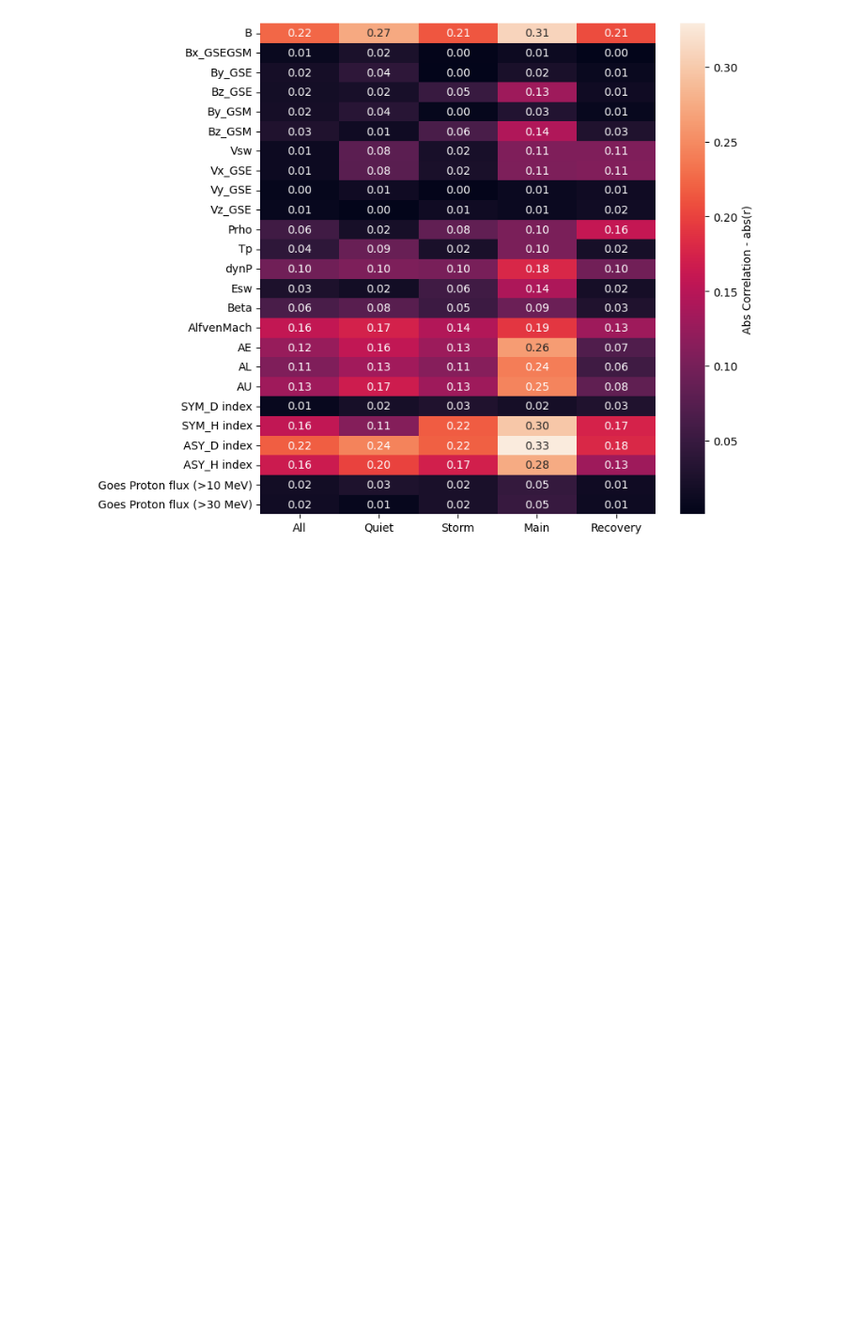
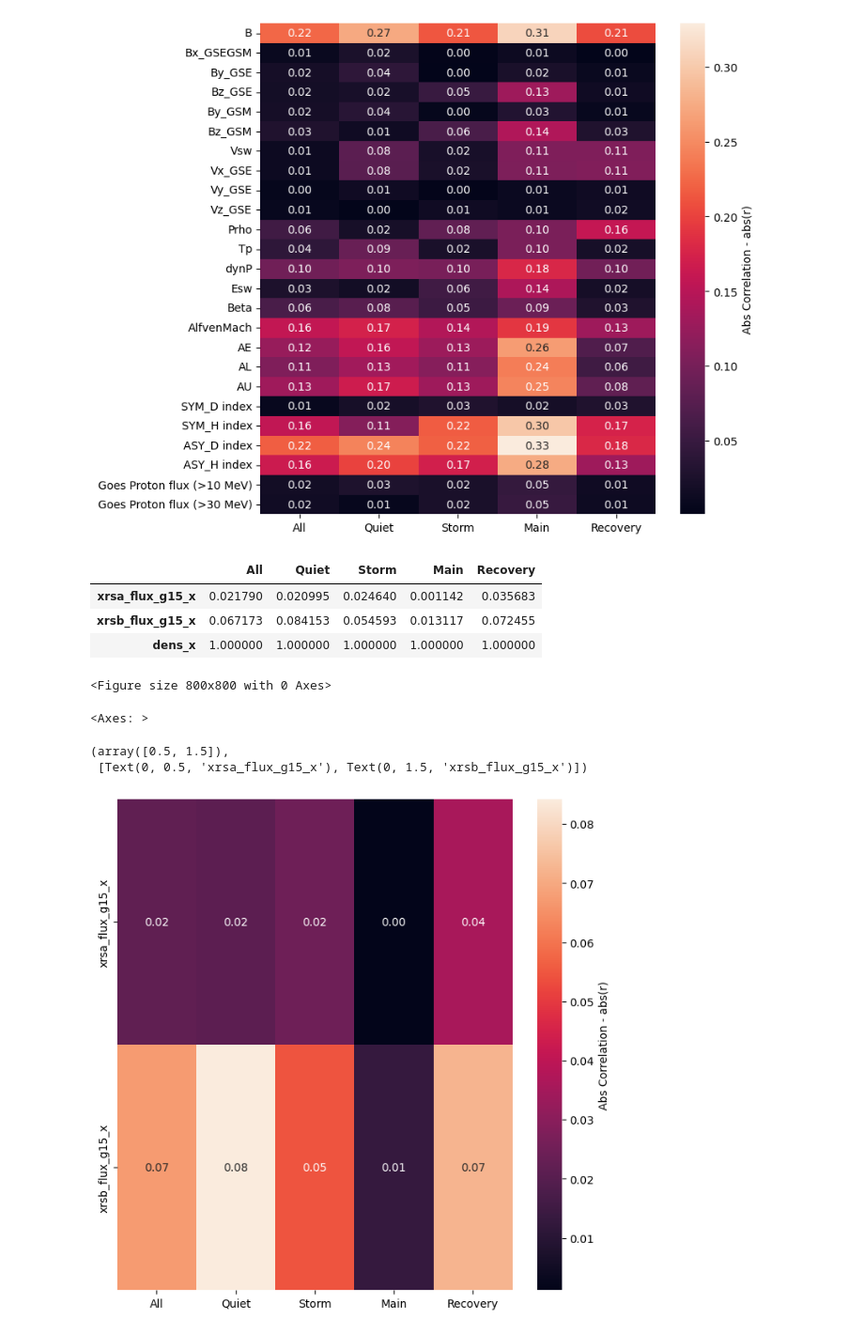
Before and after one commit to kylermurphy/SatDrag, a Jupyter notebook: Notebooks/Coor_database_v3.ipynb, the cells around one changed output. Shown: that part at 94% size. Saved outputs shown, nothing was run; the diff lists cells and outputs as text; code cells hidden in the pictures; blank space fills up the shorter version.

```diff
--- a/Notebooks/Coor_database_v3.ipynb
+++ b/Notebooks/Coor_database_v3.ipynb
@@ -37,3 +49,6 @@ omni_columns = ['B', 'Bx_GSEGSM', 'By_GSE', 'Bz_GSE', 'By_GSM', 'Bz_GSM',
        'Goes Proton flux (>10 MeV)',
        'Goes Proton flux (>30 MeV)']
 omni_columns.append(dens_col)
+
+goes_columns = ['xrsa_flux_g15_x', 'xrsb_flux_g15_x']
+goes_columns.append(dens_col)
@@ -170,3 +144,22 @@ plt.show()
   Text(0, 23.5, 'Goes Proton flux (>10 MeV)'),
   Text(0, 24.5, 'Goes Proton flux (>30 MeV)')])
 [figure]
+# %%
+c_goes = cor_matrix(df,goes_columns,dens_col,qt_t,st_t,mn_p,rc_p)
+c_goes
+# %% [output]
+|  | All | Quiet | Storm | Main | Recovery |
+| xrsa_flux_g15_x | 0.021790 | 0.020995 | 0.024640 | 0.001142 | 0.035683 |
+| xrsb_flux_g15_x | 0.067173 | 0.084153 | 0.054593 | 0.013117 | 0.072455 |
+| dens_x | 1.000000 | 1.000000 | 1.000000 | 1.000000 | 1.000000 |
+# %%
+plt.figure(figsize=(8, 8))
+sns.heatmap(c_goes[0:-1].abs(),annot=True, fmt='.2f', cbar_kws={'label':'Abs Correlation - abs(r)'})
+plt.yticks()
+plt.show()
+# %% [output]
+<Figure size 800x800 with 0 Axes>
+<Axes: >
+(array([0.5, 1.5]),
+ [Text(0, 0.5, 'xrsa_flux_g15_x'), Text(0, 1.5, 'xrsb_flux_g15_x')])
+[figure, added]
```
Also changed, not shown: parts of 4 cells of this notebook, 3 other files.
